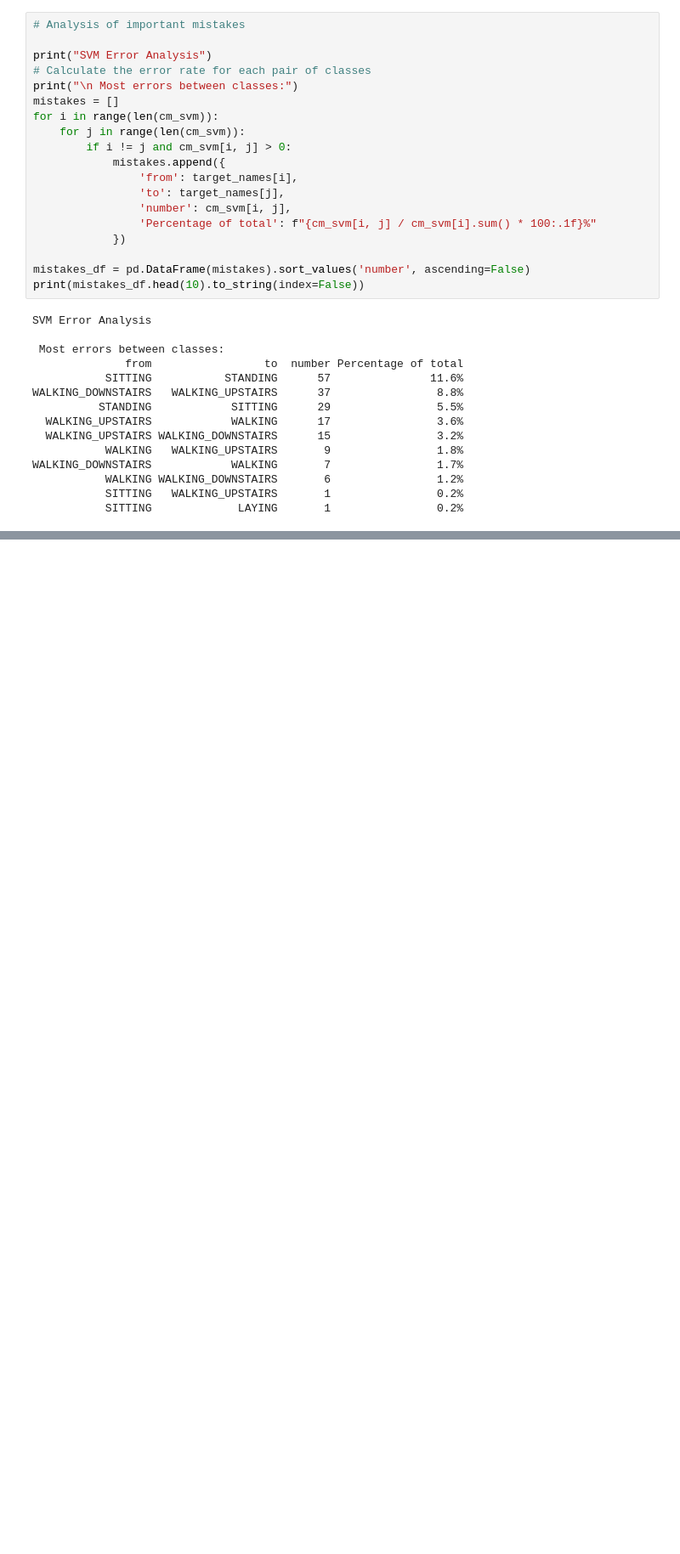
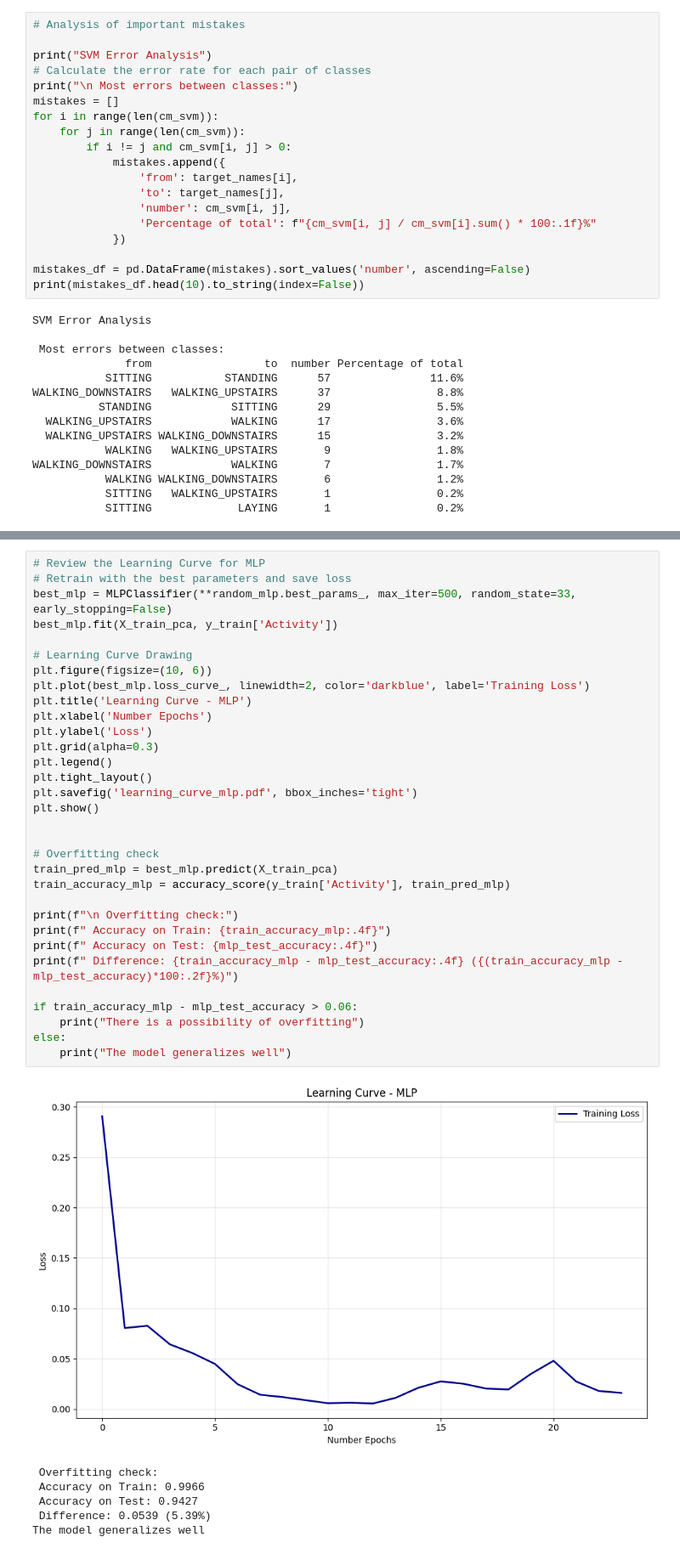
Before and after one commit to ihamydreza/FIS4041, a Jupyter notebook: Q4/Q4.ipynb, the cells around one changed output, grey strips where cells are left out. Shown at 85% size. Drawn from its saved outputs; the diff is of its cells as text; blank space fills up the shorter version.

Commit message:
MLP model training (neural network) Q4

```diff
--- a/Q4/Q4.ipynb
+++ b/Q4/Q4.ipynb
@@ -511,0 +597,39 @@ WALKING_DOWNSTAIRS            WALKING       7                1.7%
+# %%
+# Review the Learning Curve for MLP
+# Retrain with the best parameters and save loss
+best_mlp = MLPClassifier(**random_mlp.best_params_, max_iter=500, random_state=33, early_stopping=False)
+best_mlp.fit(X_train_pca, y_train['Activity'])
+
+# Learning Curve Drawing
+plt.figure(figsize=(10, 6))
+plt.plot(best_mlp.loss_curve_, linewidth=2, color='darkblue', label='Training Loss')
+plt.title('Learning Curve - MLP')
+plt.xlabel('Number Epochs')
+plt.ylabel('Loss')
+plt.grid(alpha=0.3)
+plt.legend()
+plt.tight_layout()
+plt.savefig('learning_curve_mlp.pdf', bbox_inches='tight')
+plt.show()
+
+
+# Overfitting check
+train_pred_mlp = best_mlp.predict(X_train_pca)
+train_accuracy_mlp = accuracy_score(y_train['Activity'], train_pred_mlp)
+
+print(f"\n Overfitting check:")
+print(f" Accuracy on Train: {train_accuracy_mlp:.4f}")
+print(f" Accuracy on Test: {mlp_test_accuracy:.4f}")
+print(f" Difference: {train_accuracy_mlp - mlp_test_accuracy:.4f} ({(train_accuracy_mlp - mlp_test_accuracy)*100:.2f}%)")
+
+if train_accuracy_mlp - mlp_test_accuracy > 0.06:
+    print("There is a possibility of overfitting")
+else:
+    print("The model generalizes well")
+# %% [output]
+[figure, added]
+ Overfitting check:
+ Accuracy on Train: 0.9966
+ Accuracy on Test: 0.9427
+ Difference: 0.0539 (5.39%)
+The model generalizes well
```
Also changed, not shown: parts of 5 cells of this notebook.
